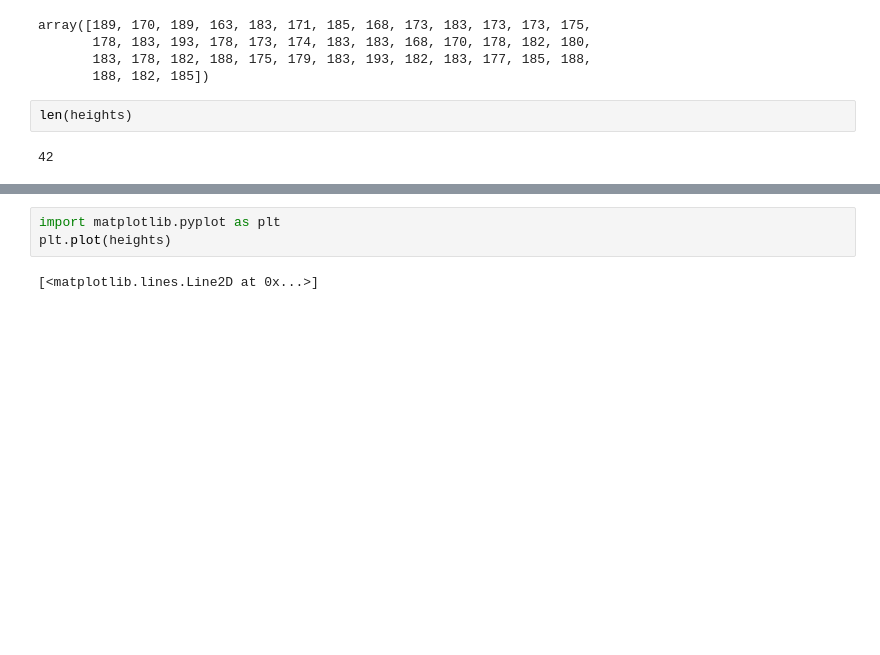
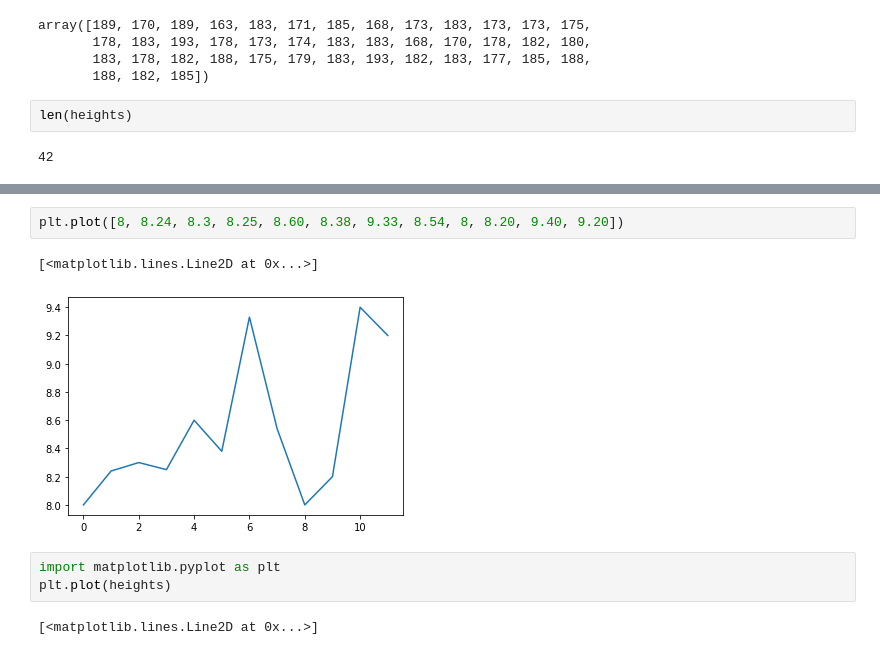
Before and after one commit to rojamogili/Python, a Jupyter notebook: python data science handbook/introduct_to_numpy.ipynb, the cells around one changed output, grey strips where cells are left out. Saved outputs shown, nothing was run; the diff lists cells and outputs as text; blank space fills up the shorter version.

```diff
--- a/python data science handbook/introduct_to_numpy.ipynb
+++ b/python data science handbook/introduct_to_numpy.ipynb
@@ -1602,3 +1616,8 @@ len(heights)
+# %%
+plt.plot([8, 8.24, 8.3, 8.25, 8.60, 8.38, 9.33, 8.54, 8, 8.20, 9.40, 9.20])
+# %% [output]
+[<matplotlib.lines.Line2D at 0x...>]
+[figure, added]
 # %%
 import matplotlib.pyplot as plt
 plt.plot(heights)
```
Also changed, not shown: parts of 164 cells of this notebook.
